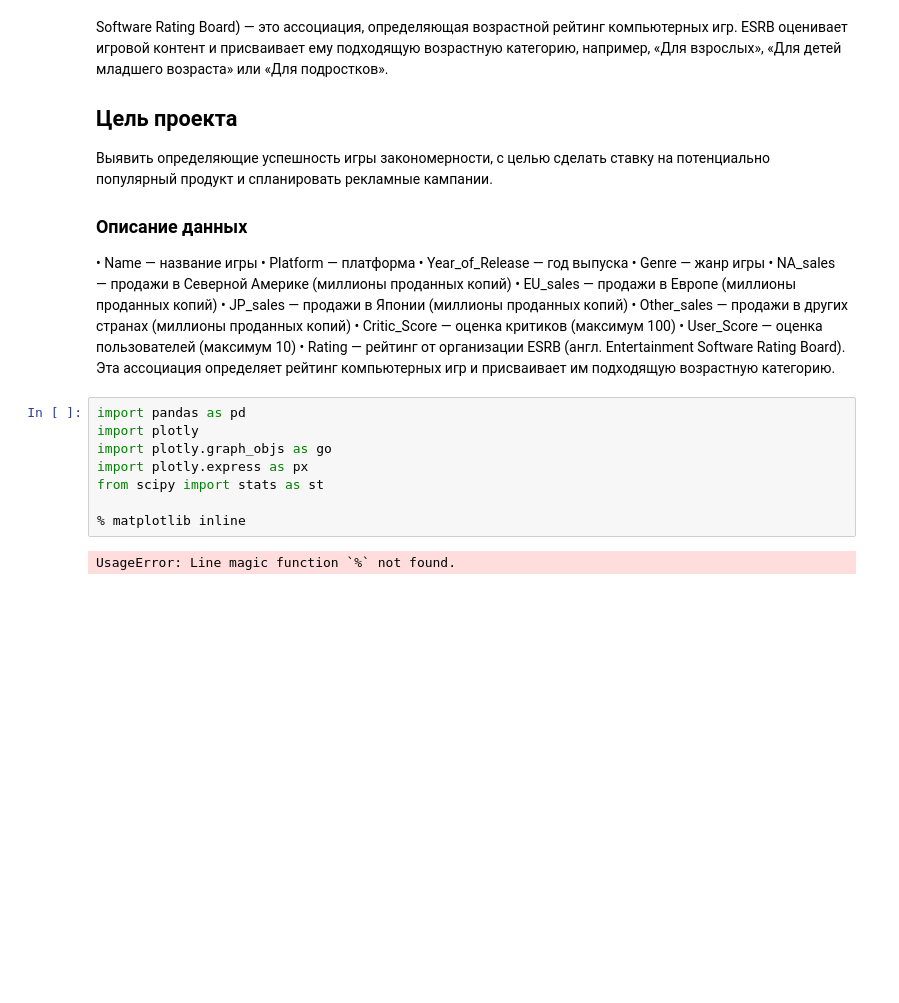
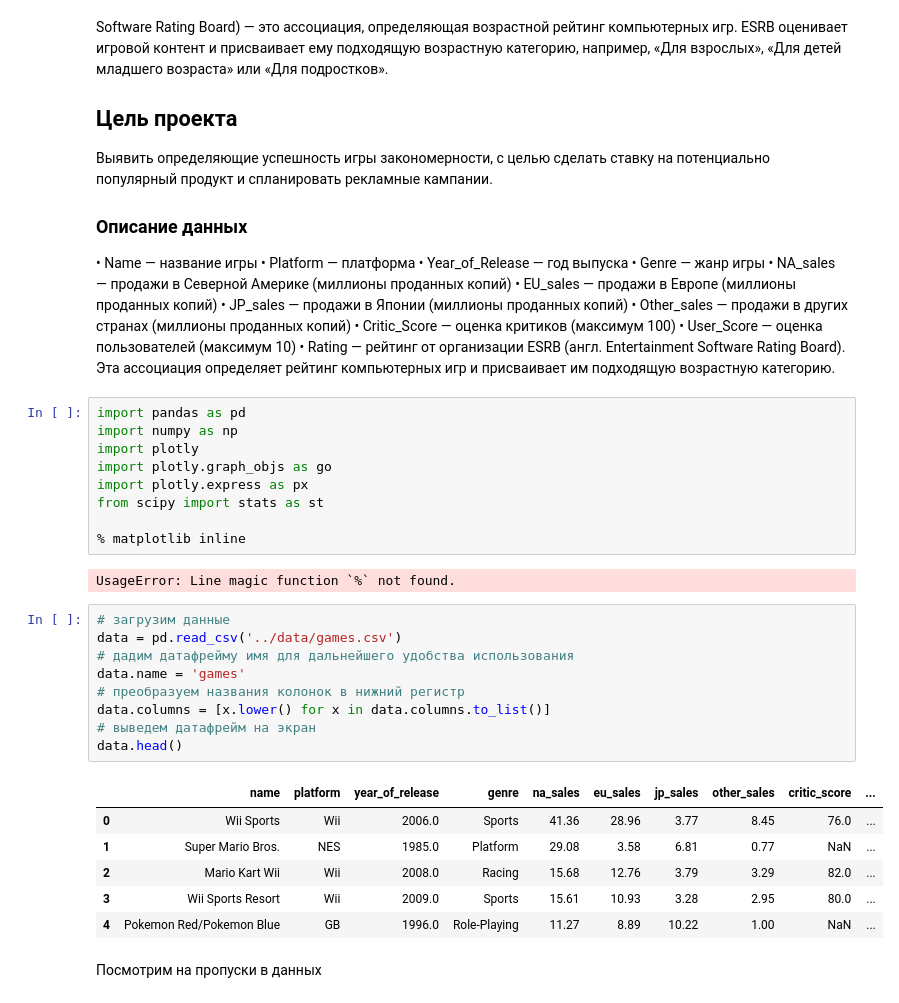
Before and after one commit to versus666jzx/practicum_ds, a Jupyter notebook: game_popularity_research_project/notebooks/game_popularity_research.ipynb, the cells around one changed output. Drawn from its saved outputs; the diff is of its cells as text; blank space fills up the shorter version.

```diff
--- a/game_popularity_research_project/notebooks/game_popularity_research.ipynb
+++ b/game_popularity_research_project/notebooks/game_popularity_research.ipynb
@@ -30,6 +30,7 @@ ESRB оценивает игровой контент и присваивает
 •	Rating — рейтинг от организации ESRB (англ. Entertainment Software Rating Board). Эта ассоциация определяет рейтинг компьютерных игр и присваивает им подходящую возрастную категорию.
 # %%
 import pandas as pd
+import numpy as np
 import plotly
 import plotly.graph_objs as go
 import plotly.express as px
@@ -38,3 +39,21 @@ from scipy import stats as st
 % matplotlib inline
 # %% [output]
 UsageError: Line magic function `%` not found.
+# %%
+# загрузим данные
+data = pd.read_csv('../data/games.csv')
+# дадим датафрейму имя для дальнейшего удобства использования
+data.name = 'games'
+# преобразуем названия колонок в нижний регистр
+data.columns = [x.lower() for x in data.columns.to_list()]
+# выведем датафрейм на экран
+data.head()
+# %% [output]
+|  | name | platform | year_of_release | genre | na_sales | eu_sales | jp_sales | other_sales | critic_score | ... |
+| 0 | Wii Sports | Wii | 2006.0 | Sports | 41.36 | 28.96 | 3.77 | 8.45 | 76.0 | ... |
+| 1 | Super Mario Bros. | NES | 1985.0 | Platform | 29.08 | 3.58 | 6.81 | 0.77 | NaN | ... |
+| 2 | Mario Kart Wii | Wii | 2008.0 | Racing | 15.68 | 12.76 | 3.79 | 3.29 | 82.0 | ... |
+| 3 | Wii Sports Resort | Wii | 2009.0 | Sports | 15.61 | 10.93 | 3.28 | 2.95 | 80.0 | ... |
+| 4 | Pokemon Red/Pokemon Blue | GB | 1996.0 | Role-Playing | 11.27 | 8.89 | 10.22 | 1.00 | NaN | ... |
+# %% [markdown]
+Посмотрим на пропуски в данных
```
Also changed, not shown: parts of 4 cells of this notebook.
